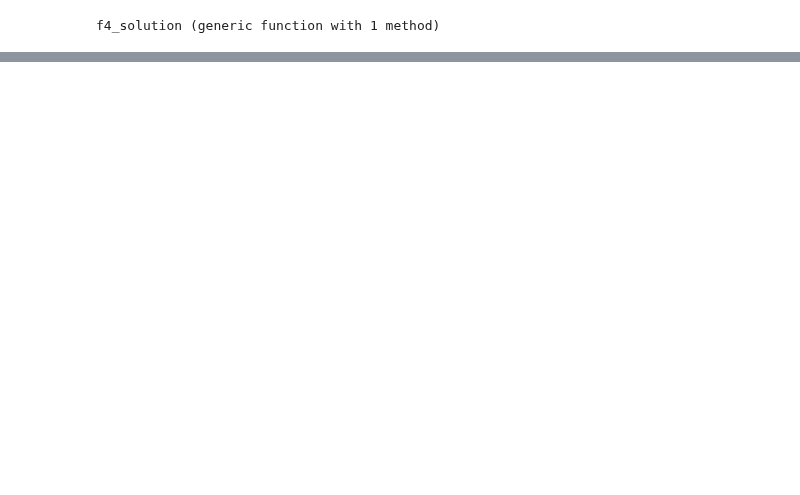
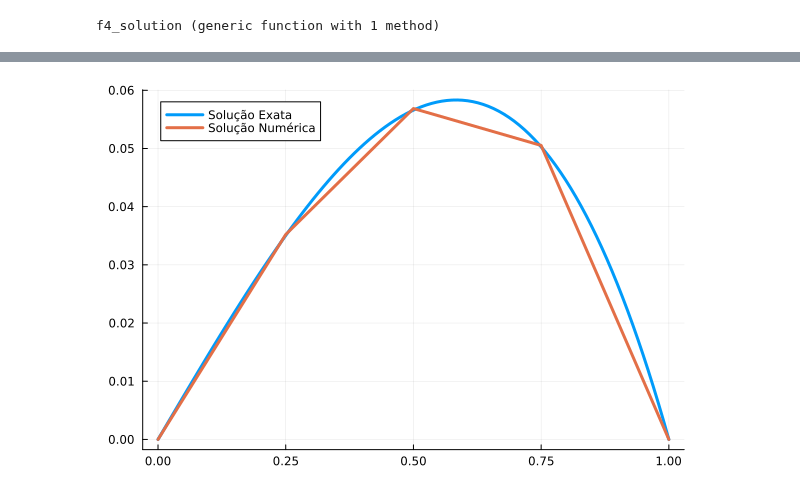
Before and after one commit to CarlosEduardoValladares/Elementos-Finitos-2024.2, a Jupyter notebook: elementos_finitos_01.ipynb, the cells around one changed output, grey strips where cells are left out. Saved outputs shown, nothing was run; the diff lists cells and outputs as text; code cells hidden in the pictures; blank space fills up the shorter version.

```diff
--- a/elementos_finitos_01.ipynb
+++ b/elementos_finitos_01.ipynb
@@ -333,0 +368,16 @@ get_point(1, m)
+# %%
+m = 3
+diff_sol = solve_equation(1.0, 1.0, m, f4)
+
+K = monta_K(1.0, 1.0, m)
+galerkin_sol = solve_via_galerkin_2(1.0, 1.0, m, K, f4)
+
+h = 1/(m+1)
+points = get_point.(0:m+1, m)
+erro = maximum(abs.(f4_solution.(points) - galerkin_sol))
+
+points = get_point.(0:m+1, m)
+plot(f4_solution, range(0, 1, 100), lw=3, label="Solução Exata")
+plot!(points, galerkin_sol, lw=3, label="Solução Numérica")
+# %% [output]
+[figure, added]
```
Also changed, not shown: parts of 10 cells of this notebook.
